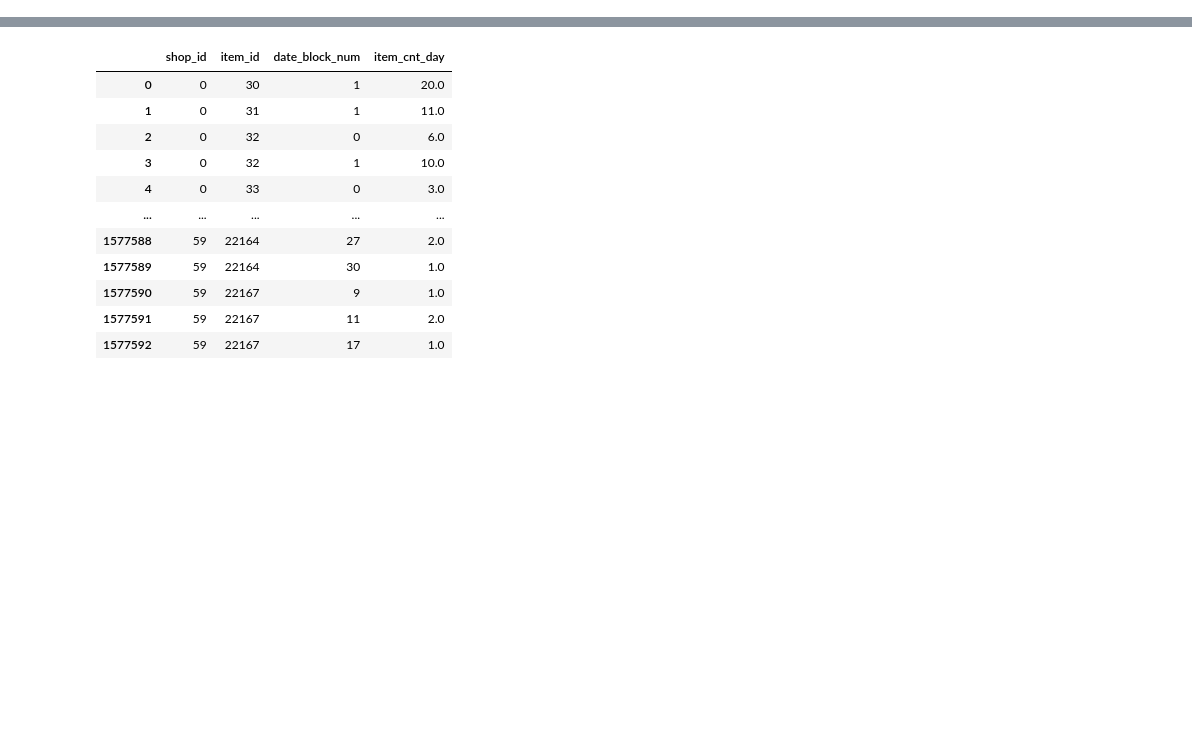
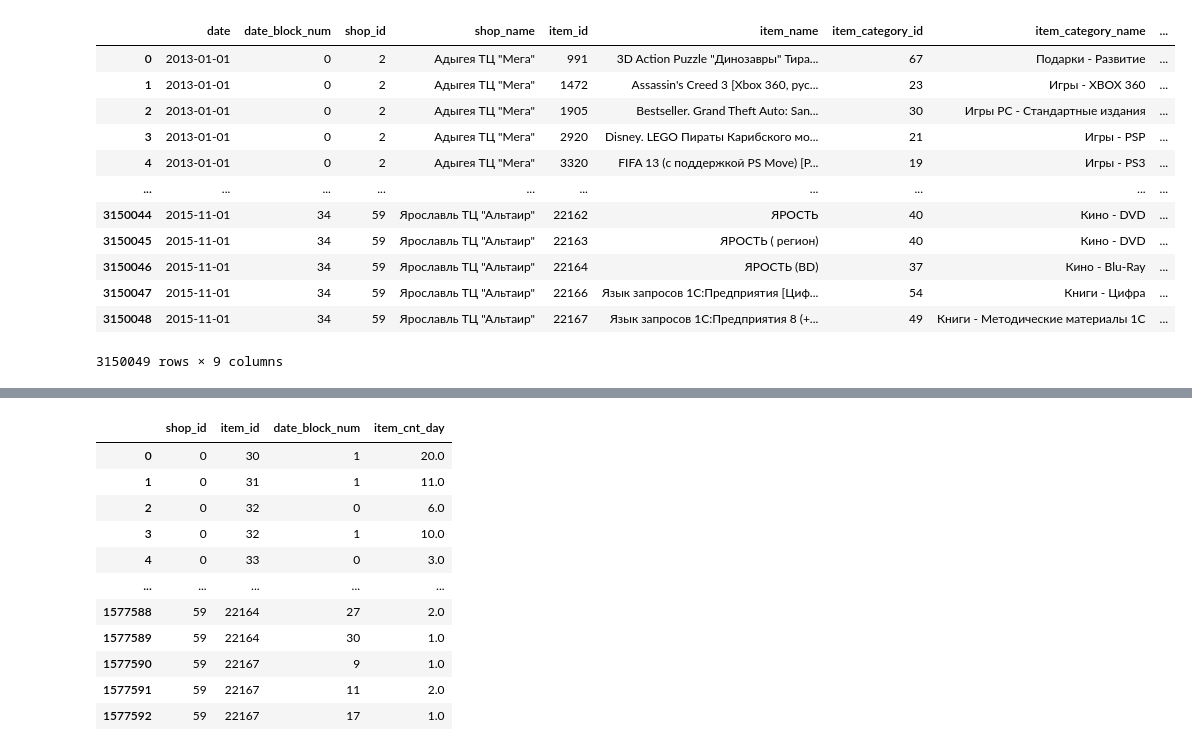
Before and after one commit to milymilek/sales-forecasting, a Jupyter notebook: notebooks/data_processing.ipynb, the cells around one changed output, grey strips where cells are left out. Drawn from its saved outputs; the diff is of its cells as text; code cells hidden in the pictures; blank space fills up the shorter version.

```diff
--- a/notebooks/data_processing.ipynb
+++ b/notebooks/data_processing.ipynb
@@ -64,0 +60,16 @@ df_train
+# %%
+df_test
+# %% [output]
+|  | date | date_block_num | shop_id | shop_name | item_id | item_name | item_category_id | item_category_name | ... |
+| 0 | 2013-01-01 | 0 | 2 | Адыгея ТЦ "Мега" | 991 | 3D Action Puzzle "Динозавры" Тира... | 67 | Подарки - Развитие | ... |
+| 1 | 2013-01-01 | 0 | 2 | Адыгея ТЦ "Мега" | 1472 | Assassin's Creed 3 [Xbox 360, рус... | 23 | Игры - XBOX 360 | ... |
+| 2 | 2013-01-01 | 0 | 2 | Адыгея ТЦ "Мега" | 1905 | Bestseller. Grand Theft Auto: San... | 30 | Игры PC - Стандартные издания | ... |
+| 3 | 2013-01-01 | 0 | 2 | Адыгея ТЦ "Мега" | 2920 | Disney. LEGO Пираты Карибского мо... | 21 | Игры - PSP | ... |
+| 4 | 2013-01-01 | 0 | 2 | Адыгея ТЦ "Мега" | 3320 | FIFA 13 (с поддержкой PS Move) [P... | 19 | Игры - PS3 | ... |
+| ... | ... | ... | ... | ... | ... | ... | ... | ... | ... |
+| 3150044 | 2015-11-01 | 34 | 59 | Ярославль ТЦ "Альтаир" | 22162 | ЯРОСТЬ | 40 | Кино - DVD | ... |
+| 3150045 | 2015-11-01 | 34 | 59 | Ярославль ТЦ "Альтаир" | 22163 | ЯРОСТЬ ( регион) | 40 | Кино - DVD | ... |
+| 3150046 | 2015-11-01 | 34 | 59 | Ярославль ТЦ "Альтаир" | 22164 | ЯРОСТЬ (BD) | 37 | Кино - Blu-Ray | ... |
+| 3150047 | 2015-11-01 | 34 | 59 | Ярославль ТЦ "Альтаир" | 22166 | Язык запросов 1С:Предприятия [Циф... | 54 | Книги - Цифра | ... |
+| 3150048 | 2015-11-01 | 34 | 59 | Ярославль ТЦ "Альтаир" | 22167 | Язык запросов 1С:Предприятия 8 (+... | 49 | Книги - Методические материалы 1С | ... |
+3150049 rows × 9 columns
```
Also changed, not shown: parts of 29 cells of this notebook, 4 other files.
